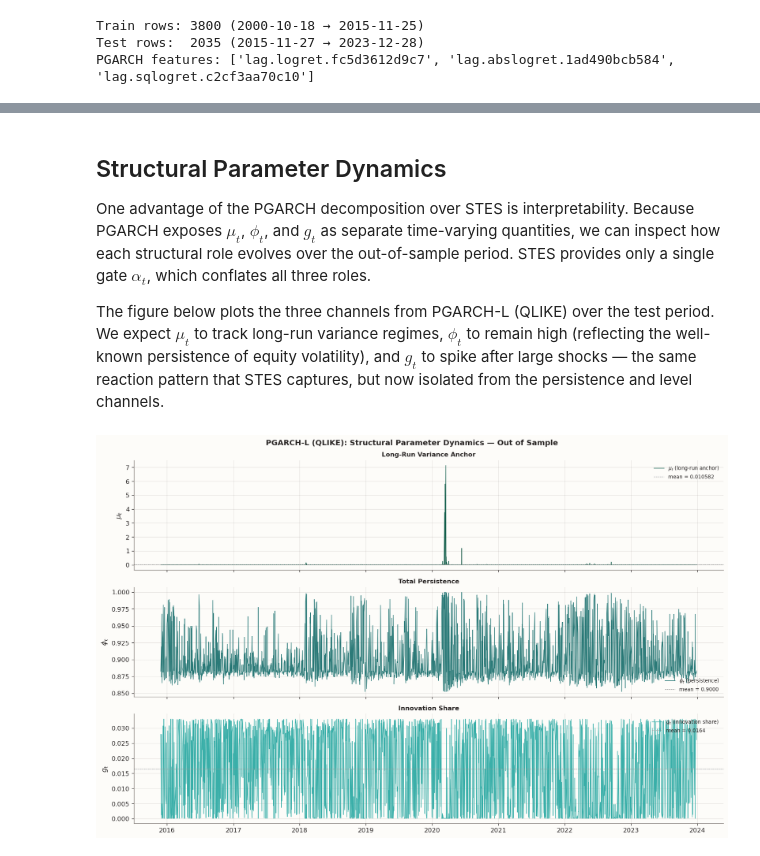
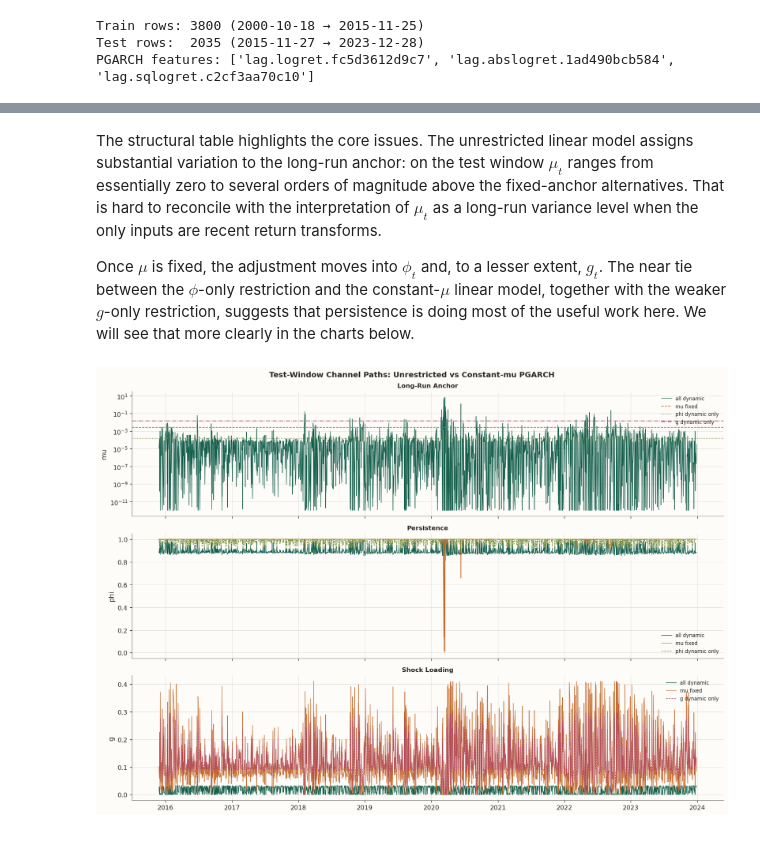
Before and after one commit to steveya/steveya.github.io, a Jupyter notebook: posts/volatility-forecasts-5/index.ipynb, the cells around one changed output, grey strips where cells are left out. Drawn from its saved outputs; the diff is of its cells as text; code cells hidden in the pictures.

Commit message:
Part 5: rewrite with constant-mu focus, fix typos and key bug

```diff
--- a/posts/volatility-forecasts-5/index.ipynb
+++ b/posts/volatility-forecasts-5/index.ipynb
@@ -801,47 +612,45 @@ The DM tests organize the eleven models into four stories.
 # %% [markdown]
-## Structural Parameter Dynamics
+The structural table highlights the core issues. The unrestricted linear model assigns substantial variation to the long-run anchor: on the test window $\mu_t$ ranges from essentially zero to several orders of magnitude above the fixed-anchor alternatives. That is hard to reconcile with the interpretation of $\mu_t$ as a long-run variance level when the only inputs are recent return transforms.
 
-One advantage of the PGARCH decomposition over STES is interpretability. Because PGARCH exposes $\mu_t$, $\phi_t$, and $g_t$ as separate time-varying quantities, we can inspect how each structural role evolves over the out-of-sample period. STES provides only a single gate $\alpha_t$, which conflates all three roles.
-
-The figure below plots the three channels from PGARCH-L (QLIKE) over the test period. We expect $\mu_t$ to track long-run variance regimes, $\phi_t$ to remain high (reflecting the well-known persistence of equity volatility), and $g_t$ to spike after large shocks — the same reaction pattern that STES captures, but now isolated from the persistence and level channels.
+Once $\mu$ is fixed, the adjustment moves into $\phi_t$ and, to a lesser extent, $g_t$. The near tie between the $\phi$-only restriction and the constant-$\mu$ linear model, together with the weaker $g$-only restriction, suggests that persistence is doing most of the useful work here. We will see that more clearly in the charts below.
 # %%
 #| code-fold: true
-#| code-summary: "Time-varying structural parameters: μ_t, φ_t, g_t over the test period"
+#| code-summary: "Compare the test-window channel paths for the unrestricted and constant-mu linear PGARCH variants"
 
-# Extract PGARCH-L (QLIKE) structural components for the OS period
-comps_os = pgarch_l_qlike.predict_components(X_pgarch_te.values)
-mu_os = comps_os["mu"]
-phi_os = comps_os["phi"]
-g_os = comps_os["g"]
-dates_os = X_te.index
+dyn = linear_components_os["PGARCH-L[mu,phi,g dyn]"]
+constmu = linear_components_os["PGARCH-L[mu const; phi,g dyn]"]
+g_only = linear_components_os["PGARCH-L[mu,phi const; g dyn]"]
+phi_only = linear_components_os["PGARCH-L[mu,g const; phi dyn]"]
 
-fig, axes = plt.subplots(3, 1, figsize=(14, 9), sharex=True)
+fig, axes = plt.subplots(3, 1, figsize=(14, 10), sharex=True)
 
-# Panel 1: long-run anchor μ_t
-axes[0].plot(dates_os, mu_os, color="#17614E", linewidth=0.8, label=r"$\mu_t$ (long-run anchor)")
-axes[0].axhline(np.mean(mu_os), color="#999999", linestyle="--", linewidth=0.6, label=f"mean = {np.mean(mu_os):.6f}")
-axes[0].set_ylabel(r"$\mu_t$")
+axes[0].plot(dates_os, dyn["mu"], color="#17614E", linewidth=0.8, label="all dynamic")
+axes[0].axhline(constmu["mu"][0], color="#C46B2D", linestyle="--", linewidth=1.0, label="mu fixed")
+axes[0].axhline(phi_only["mu"][0], color="#7A8F3A", linestyle=":", linewidth=1.0, label="phi dynamic only")
+axes[0].axhline(g_only["mu"][0], color="#B24C63", linestyle="-.", linewidth=1.0, label="g dynamic only")
+axes[0].set_yscale("log")
+axes[0].set_ylabel("mu")
+axes[0].set_title("Long-Run Anchor", fontsize=10, fontweight="bold")
 axes[0].legend(loc="upper right", fontsize=8)
-axes[0].set_title("Long-Run Variance Anchor", fontsize=10, fontweight="bold")
 
-# Panel 2: total persistence φ_t
-axes[1].plot(dates_os, phi_os, color="#2B7A78", linewidth=0.8, label=r"$\phi_t$ (persistence)")
-axes[1].axhline(np.mean(phi_os), color="#999999", linestyle="--", linewidth=0.6, label=f"mean = {np.mean(phi_os):.4f}")
-axes[1].set_ylabel(r"$\phi_t$")
+axes[1].plot(dates_os, dyn["phi"], color="#17614E", linewidth=0.8, label="all dynamic")
+axes[1].plot(dates_os, constmu["phi"], color="#C46B2D", linewidth=0.8, label="mu fixed")
+axes[1].plot(dates_os, phi_only["phi"], color="#7A8F3A", linewidth=0.8, linestyle="--", label="phi dynamic only")
+axes[1].set_ylabel("phi")
+axes[1].set_title("Persistence", fontsize=10, fontweight="bold")
 axes[1].legend(loc="lower right", fontsize=8)
-axes[1].set_title("Total Persistence", fontsize=10, fontweight="bold")
 
-# Panel 3: innovation share g_t
-axes[2].plot(dates_os, g_os, color="#3AAFA9", linewidth=0.8, label=r"$g_t$ (innovation share)")
-axes[2].axhline(np.mean(g_os), color="#999999", linestyle="--", linewidth=0.6, label=f"mean = {np.mean(g_os):.4f}")
-axes[2].set_ylabel(r"$g_t$")
+axes[2].plot(dates_os, dyn["g"], color="#17614E", linewidth=0.8, label="all dynamic")
+axes[2].plot(dates_os, constmu["g"], color="#C46B2D", linewidth=0.8, label="mu fixed")
+axes[2].plot(dates_os, g_only["g"], color="#B24C63", linewidth=0.8, linestyle="--", label="g dynamic only")
+axes[2].set_ylabel("g")
+axes[2].set_title("Shock Loading", fontsize=10, fontweight="bold")
 axes[2].legend(loc="upper right", fontsize=8)
-axes[2].set_title("Innovation Share", fontsize=10, fontweight="bold")
 
-fig.suptitle("PGARCH-L (QLIKE): Structural Parameter Dynamics — Out of Sample", fontsize=12, fontweight="bold")
+fig.suptitle("Test-Window Channel Paths: Unrestricted vs Constant-mu PGARCH", fontsize=12, fontweight="bold")
 fig.tight_layout()
 plt.show()
 # %% [output]
-[figure, old version]
+[figure, new version]
 # %%
 #| code-fold: true
```
Also changed, not shown: parts of 24 cells of this notebook.
